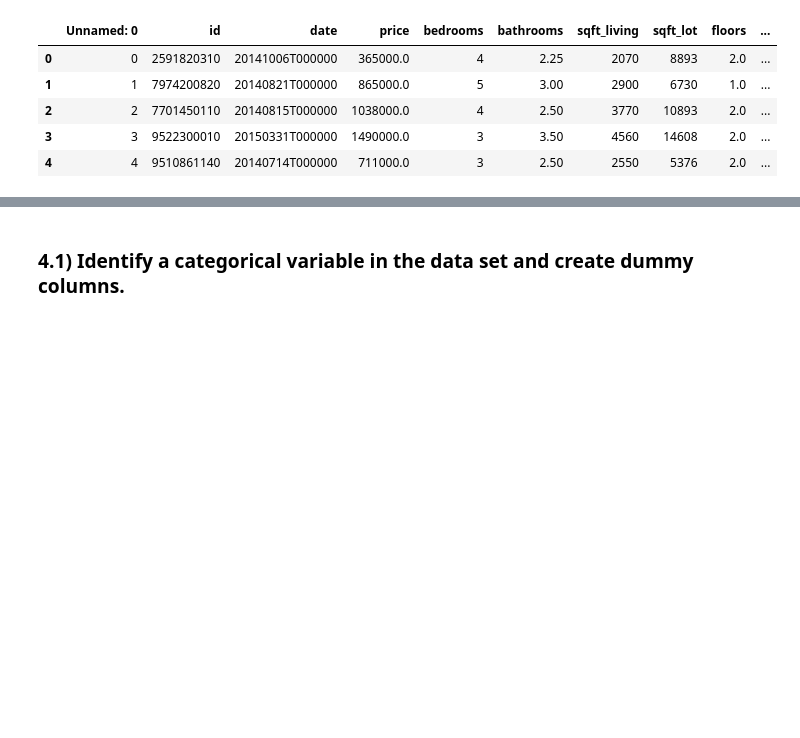
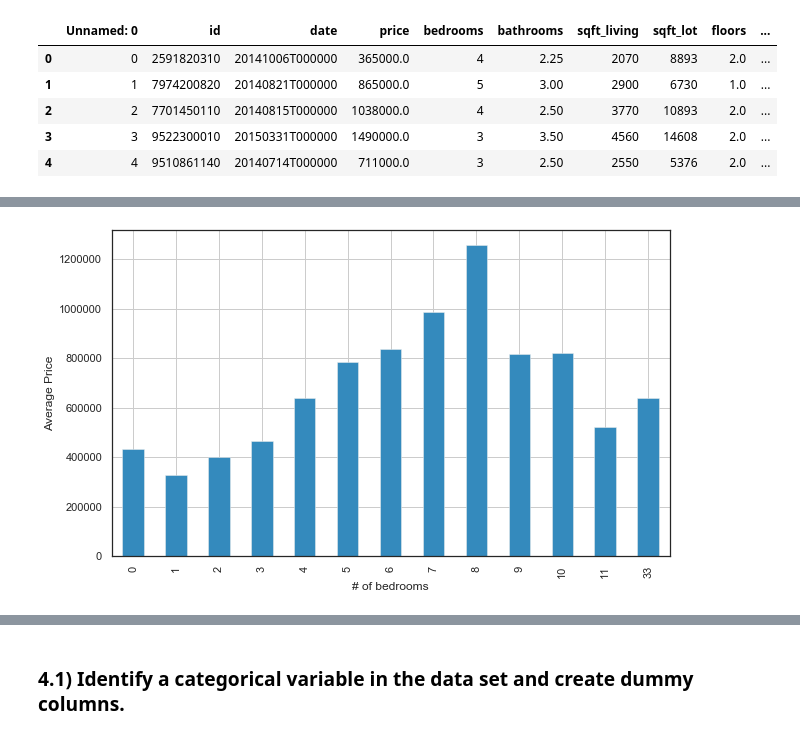
Before and after one commit to sidneykung/Housing_Price_Model, a Jupyter notebook: draft_process.ipynb, the cells around one changed output, grey strips where cells are left out. Drawn from its saved outputs; the diff is of its cells as text; code cells hidden in the pictures; blank space fills up the shorter version.

```diff
--- a/draft_process.ipynb
+++ b/draft_process.ipynb
@@ -28,0 +166,17 @@ Remember that you can't just delete rows with extreme values. Similar observatio
+# %%
+# looking at distribution of # of bedrooms  in relation to price
+
+fig, ax = plt.subplots(figsize=(10,6))
+
+plt.style.use('bmh')
+# housing.groupby('bedrooms')['price'].mean().plot(kind='bar')
+housing.groupby('bedrooms')['price'].mean().plot(kind='bar')
+
+ax.set_xlabel('# of bedrooms')
+ax.set_ylabel('Average Price')
+
+plt.show()
+
+# get rid of 0 bedroom value by replacing it with the median (3.0)
+# %% [output]
+[figure, added]
```
Also changed, not shown: parts of 20 cells of this notebook, 1 other file.
